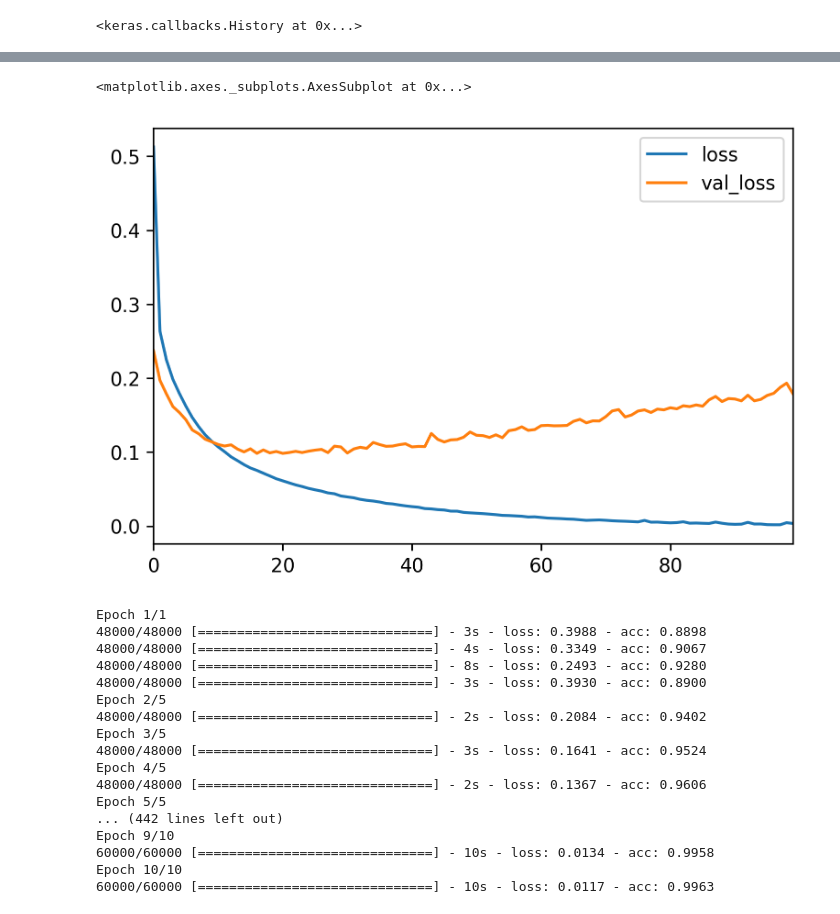
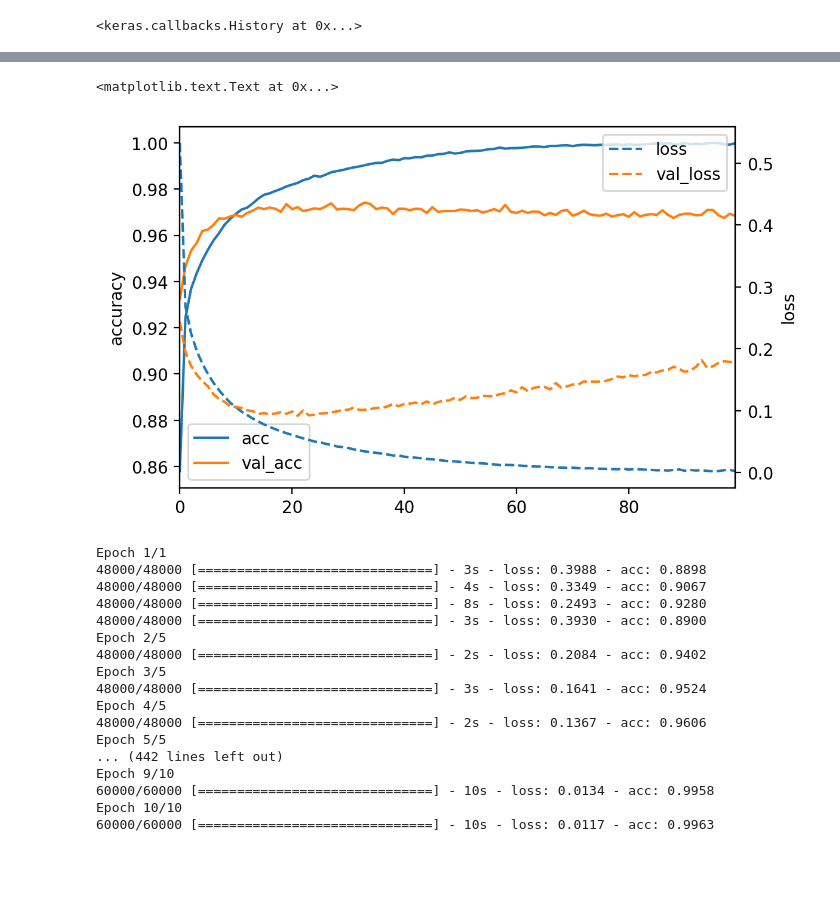
Before and after one commit to amueller/applied_ml_spring_2017, a Jupyter notebook: slides/aml-23.ipynb, the cells around one changed output, grey strips where cells are left out. Drawn from its saved outputs; the diff is of its cells as text; code cells hidden in the pictures; blank space fills up the shorter version.

```diff
--- a/slides/aml-23.ipynb
+++ b/slides/aml-23.ipynb
@@ -183,5 +207,0 @@ Epoch 100/100
-# %%
-pd.DataFrame(history_callback.history).plot()
-# %% [output]
-<matplotlib.axes._subplots.AxesSubplot at 0x...>
-[figure, removed]
@@ -188,3 +215,12 @@ pd.DataFrame(history_callback.history).plot()
+# %%
+df = pd.DataFrame(history_callback.history)
+df[['acc', 'val_acc']].plot()
+plt.ylabel("accuracy")
+df[['loss', 'val_loss']].plot(linestyle='--', ax=plt.twinx())
+plt.ylabel("loss")
+# %% [output]
+<matplotlib.text.Text at 0x...>
+[figure, added]
 # %%
 from keras.wrappers.scikit_learn import KerasClassifier, KerasRegressor
 from sklearn.model_selection import GridSearchCV
```
Also changed, not shown: parts of 28 cells of this notebook, 2 other files.
